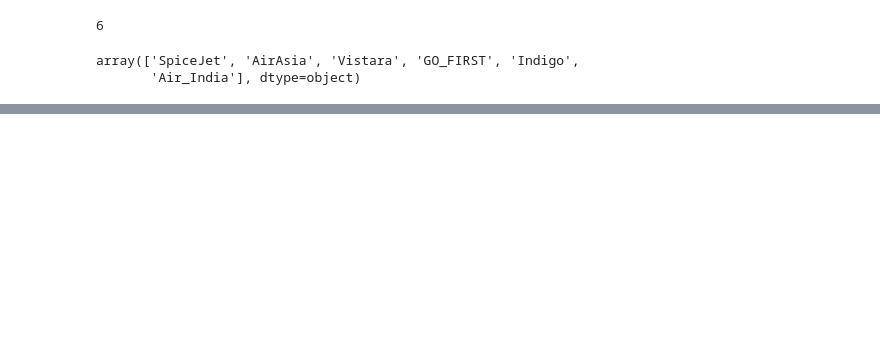
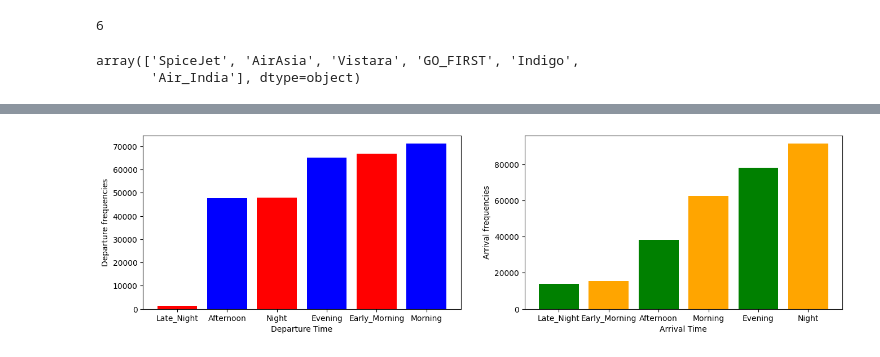
Before and after one commit to Shemanto1/python-final-project, a Jupyter notebook: main.ipynb, the cells around one changed output, grey strips where cells are left out. Cells and saved outputs as stored; diff of their text form; code cells hidden in the pictures; blank space fills up the shorter version.

```diff
--- a/main.ipynb
+++ b/main.ipynb
@@ -189,0 +228,19 @@ data['airline'].value_counts(ascending = True).plot.bar()
+# %%
+# showing in bar (departure and arrival)
+
+plt.figure(figsize=(16,4))
+plt.subplot(1,2,1)
+plt.bar(data ['departure_time'].value_counts(ascending =True).index,data ['departure_time'].value_counts(ascending =True).values,color =['red','blue'])
+
+plt.xlabel("Departure Time")
+plt.ylabel("Departure frequencies")
+
+plt.subplot(1,2,2)
+plt.bar(data ['arrival_time'].value_counts(ascending =True).index,data ['arrival_time'].value_counts(ascending =True).values,color =['green','orange'])
+
+plt.xlabel("Arrival Time")
+plt.ylabel("Arrival frequencies")
+
+plt.show()
+# %% [output]
+[figure, added]
```
Also changed, not shown: parts of 14 cells of this notebook.
